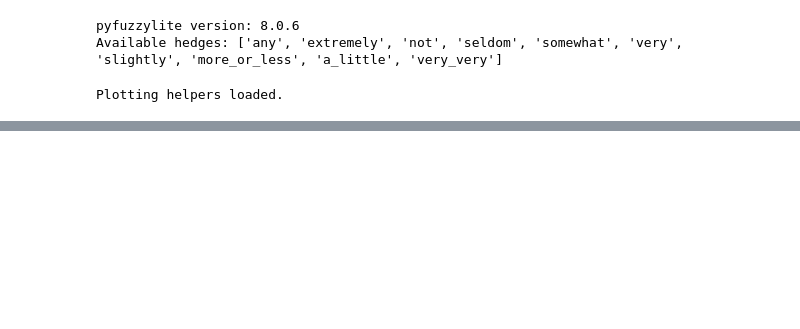
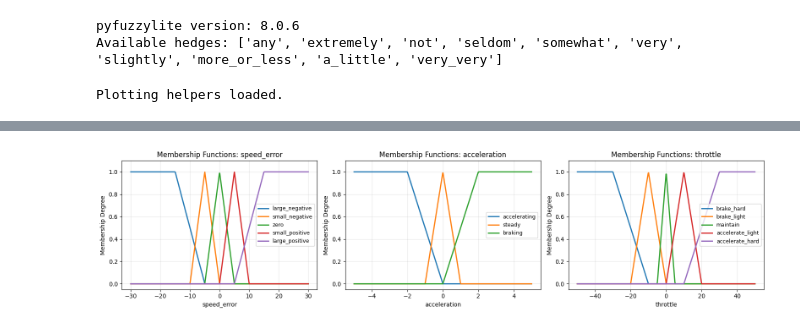
Before and after one commit to eoinocathasaigh/Artificial-Intelligence-Labs, a Jupyter notebook: Lab 6/Lab6.ipynb, the cells around one changed output, grey strips where cells are left out. Drawn from its saved outputs; the diff is of its cells as text; code cells hidden in the pictures; blank space fills up the shorter version.

```diff
--- a/Lab 6/Lab6.ipynb
+++ b/Lab 6/Lab6.ipynb
@@ -115,0 +294,11 @@ Plotting helpers loaded.
+# %%
+fig, axes = plt.subplots(1, 3, figsize=(16, 4))
+
+plot_membership_functions(mamdani.input_variable("speed_error"), ax=axes[0])
+plot_membership_functions(mamdani.input_variable("acceleration"), ax=axes[1])
+plot_membership_functions(mamdani.output_variable("throttle"), ax=axes[2])
+
+plt.tight_layout()
+plt.show()
+# %% [output]
+[figure, added]
```
Also changed, not shown: parts of 7 cells of this notebook.
